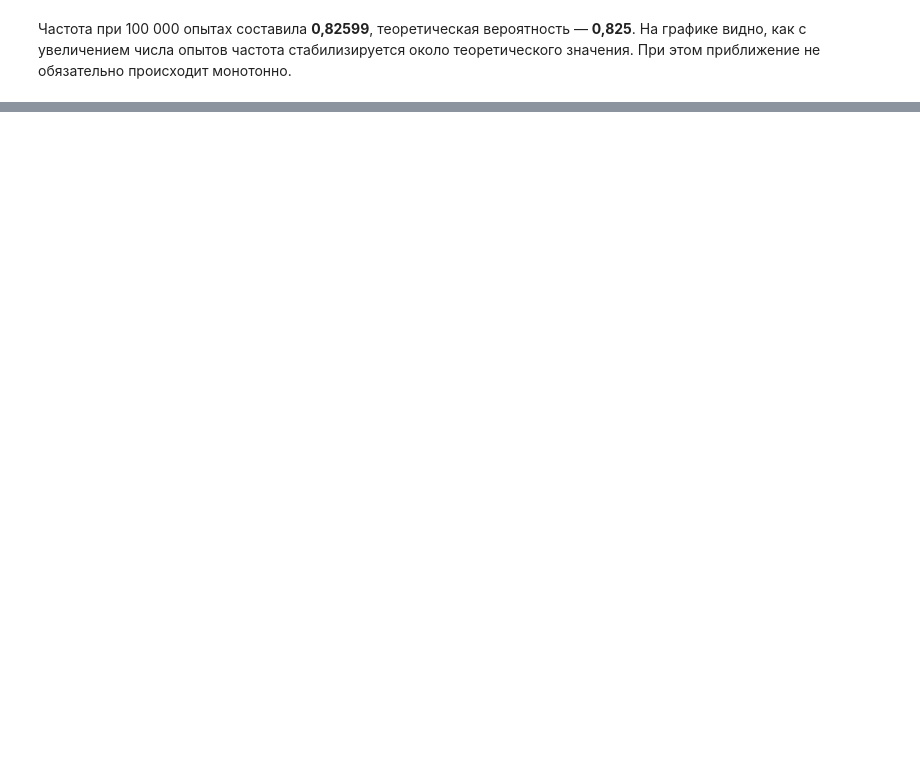
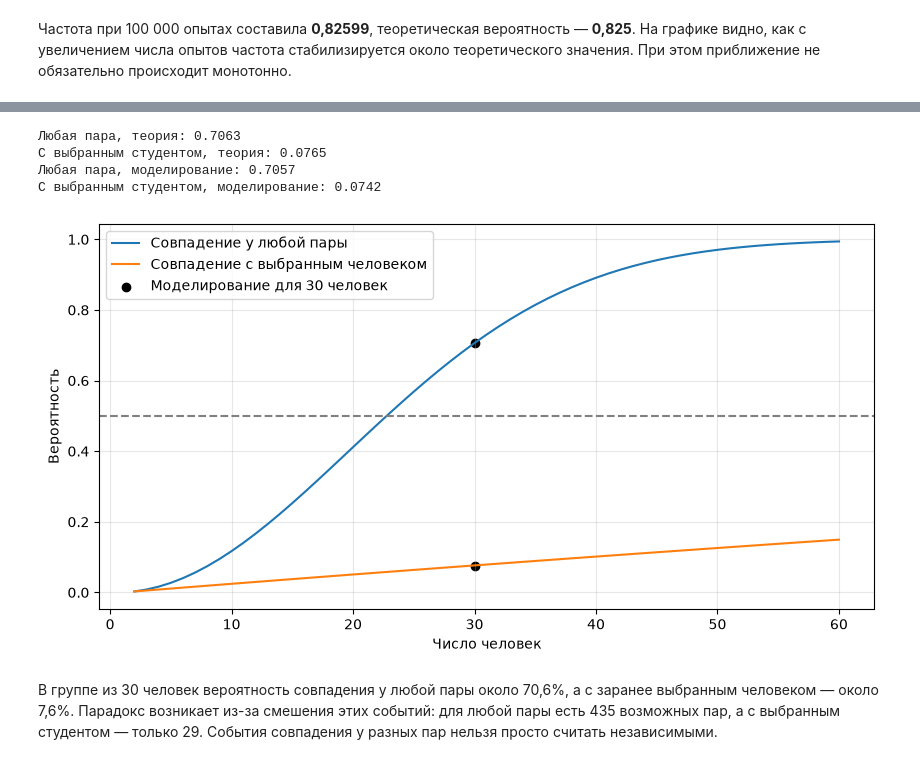
Before and after one commit to artem93plf/probability-theory-for-ai-systems, a Jupyter notebook: homework.ipynb, the cells around one changed output, grey strips where cells are left out. Cells and saved outputs as stored; diff of their text form; code cells hidden in the pictures; blank space fills up the shorter version.

```diff
--- a/homework.ipynb
+++ b/homework.ipynb
@@ -263,0 +291,8 @@ plt.show()
+# %%
+print('Менее двух:', round(binom.cdf(1, n, p), 6))
+print('Не более двух:', round(binom.cdf(2, n, p), 6))
+print('Хотя бы два:', round(binom.sf(1, n, p), 6))
+
+k = np.arange(n + 1)
+probabilities = binom.pmf(k, n, p)
+print('Наиболее вероятное число:', k[np.isclose(probabilities, probabilities.max())])
@@ -263,0 +447,39 @@ plt.show()
+# %%
+from math import prod
+
+n = 30
+p_any = 1 - prod((365 - k) / 365 for k in range(n))
+p_fixed = 1 - (364 / 365) ** (n - 1)
+print(f'Любая пара, теория: {p_any:.4f}')
+print(f'С выбранным студентом, теория: {p_fixed:.4f}')
+
+rng = np.random.default_rng(24)
+birthdays = rng.integers(0, 365, size=(100_000, n))
+fixed_match = np.any(birthdays[:, 1:] == birthdays[:, :1], axis=1)
+sorted_birthdays = np.sort(birthdays, axis=1)
+any_match = np.any(np.diff(sorted_birthdays, axis=1) == 0, axis=1)
+print(f'Любая пара, моделирование: {any_match.mean():.4f}')
+print(f'С выбранным студентом, моделирование: {fixed_match.mean():.4f}')
+# %% [output]
+Любая пара, теория: 0.7063
+С выбранным студентом, теория: 0.0765
+Любая пара, моделирование: 0.7057
+С выбранным студентом, моделирование: 0.0742
+# %%
+sizes = np.arange(2, 61)
+pairs = [1 - prod((365 - k) / 365 for k in range(int(n))) for n in sizes]
+fixed = 1 - (364 / 365) ** (sizes - 1)
+plt.figure(figsize=(10, 5))
+plt.plot(sizes, pairs, label='Совпадение у любой пары')
+plt.plot(sizes, fixed, label='Совпадение с выбранным человеком')
+plt.scatter([30, 30], [any_match.mean(), fixed_match.mean()], color='black', label='Моделирование для 30 человек')
+plt.axhline(0.5, color='grey', linestyle='--')
+plt.xlabel('Число человек')
+plt.ylabel('Вероятность')
+plt.grid(alpha=0.3)
+plt.legend()
+plt.show()
+# %% [output]
+[figure, added]
+# %% [markdown]
+В группе из 30 человек вероятность совпадения у любой пары около 70,6%, а с заранее выбранным человеком — около 7,6%. Парадокс возникает из-за смешения этих событий: для любой пары есть 435 возможных пар, а с выбранным студентом — только 29. События совпадения у разных пар нельзя просто считать независимыми.
```
Also changed, not shown: parts of 25 cells of this notebook.
